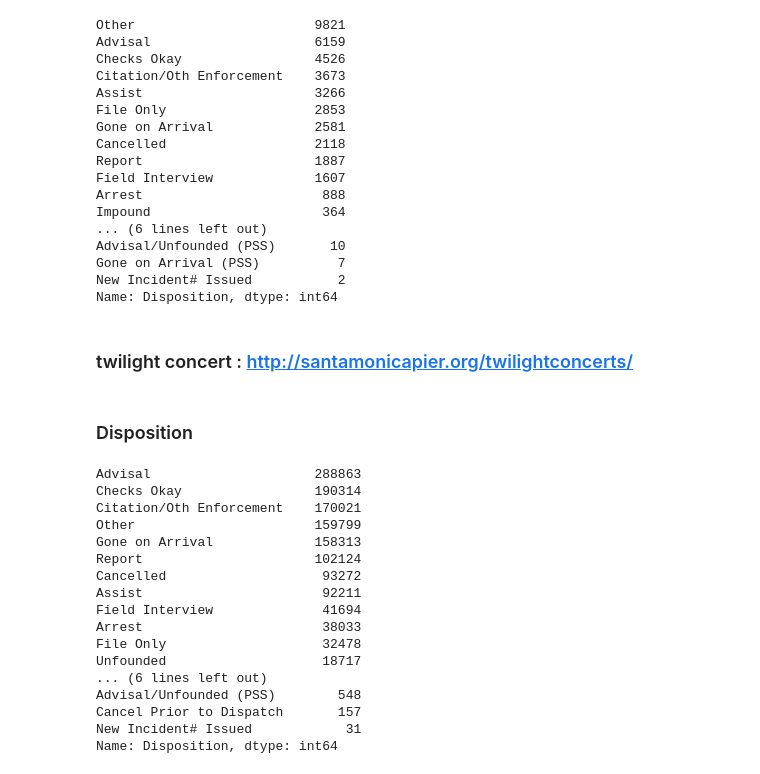
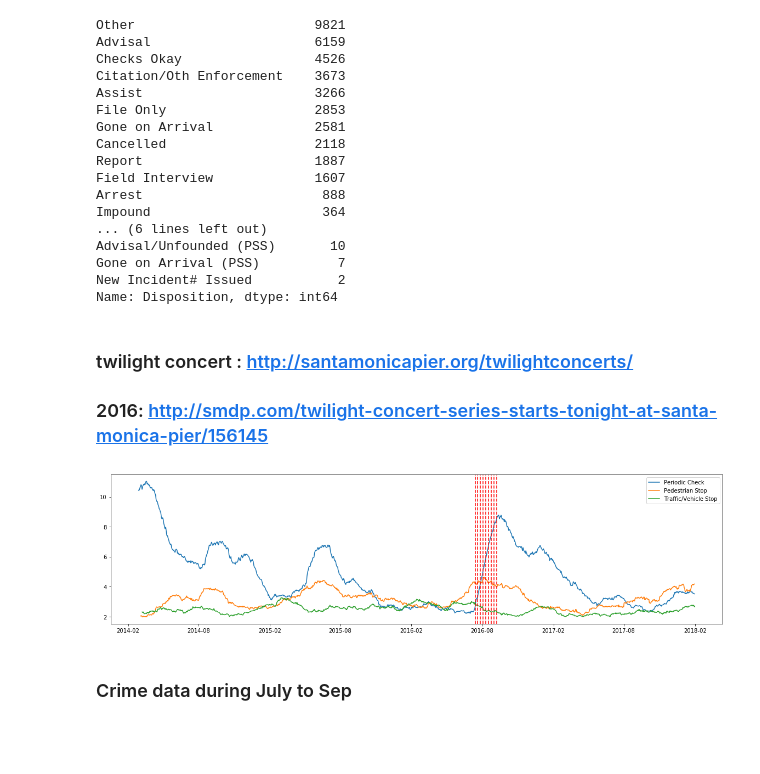
Before and after one commit to HKS-data-science-group/santa-monica-light-rail, a Jupyter notebook: cleaned polices call for service EDA.ipynb, the cells around one changed output. Drawn from its saved outputs; the diff is of its cells as text; code cells hidden in the pictures; blank space fills up the shorter version.

Commit message:
update on polices call for service EDA

```diff
--- a/cleaned polices call for service EDA.ipynb
+++ b/cleaned polices call for service EDA.ipynb
@@ -265,25 +265,42 @@ New Incident# Issued           2
 Name: Disposition, dtype: int64
 # %% [markdown]
 ### twilight concert : http://santamonicapier.org/twilightconcerts/
+### 2016: http://smdp.com/twilight-concert-series-starts-tonight-at-santa-monica-pier/156145
-# %% [markdown]
-### Disposition
-# %%
-df['Disposition'].value_counts()
-# %% [output]
-Advisal                     288863
-Checks Okay                 190314
-Citation/Oth Enforcement    170021
-Other                       159799
-Gone on Arrival             158313
-Report                      102124
-Cancelled                    93272
-Assist                       92211
-Field Interview              41694
-Arrest                       38033
-File Only                    32478
-Unfounded                    18717
-... (6 lines left out)
-Advisal/Unfounded (PSS)        548
-Cancel Prior to Dispatch       157
-New Incident# Issued            31
-Name: Disposition, dtype: int64
+# %%
+#July 14
+Indie_Rock_1 = datetime.datetime(2016, 7, 14)
+#July 21
+Classic_80 = datetime.datetime(2016, 7, 21)
+#July 28
+Reggae = datetime.datetime(2016,7,28)
+# August 4
+Latin = datetime.datetime(2016, 8, 4)
+# August 11
+Dance = datetime.datetime(2016, 8, 11)
+# August 18
+Classic = datetime.datetime(2016, 8, 18)
+# August 25
+_90_Alt = datetime.datetime(2016,8,25)
+# September 1
+Indie_Rock_2 = datetime.datetime(2016,9,1)
+# September 8
+Disco = datetime.datetime(2016,9,8)
+
+twilight = {"Indie_Rock_1":Indie_Rock_1,"Classic_80":Classic_80,'Reggae':Reggae,
+           'Latin':Latin, "Dance":Dance, 'Classic':Classic, "_90_Alt":_90_Alt,
+            'Indie_Rock_2':Indie_Rock_2,'Disco':Disco}
+# %%
+plt.figure(figsize=(20,5))
+top_type = B001['Call Type'].value_counts().index[0:3]
+top_3 = B001[B001['Call Type'].isin(top_type)]
+top_count = top_3.groupby(['Call Type','incident date'])['incident date'].count()
+for i in top_type:
+    plt.plot(top_count[i].index,top_count[i].rolling(60).mean())
+for key,value in twilight.items():
+    plt.axvline(x = value, c = 'r', ls = '--')
+plt.legend(top_type)
+plt.show()
+# %% [output]
+[figure, added]
+# %% [markdown]
+### Crime data during July to Sep
```
Also changed, not shown: parts of 9 cells of this notebook, 2 other files.
